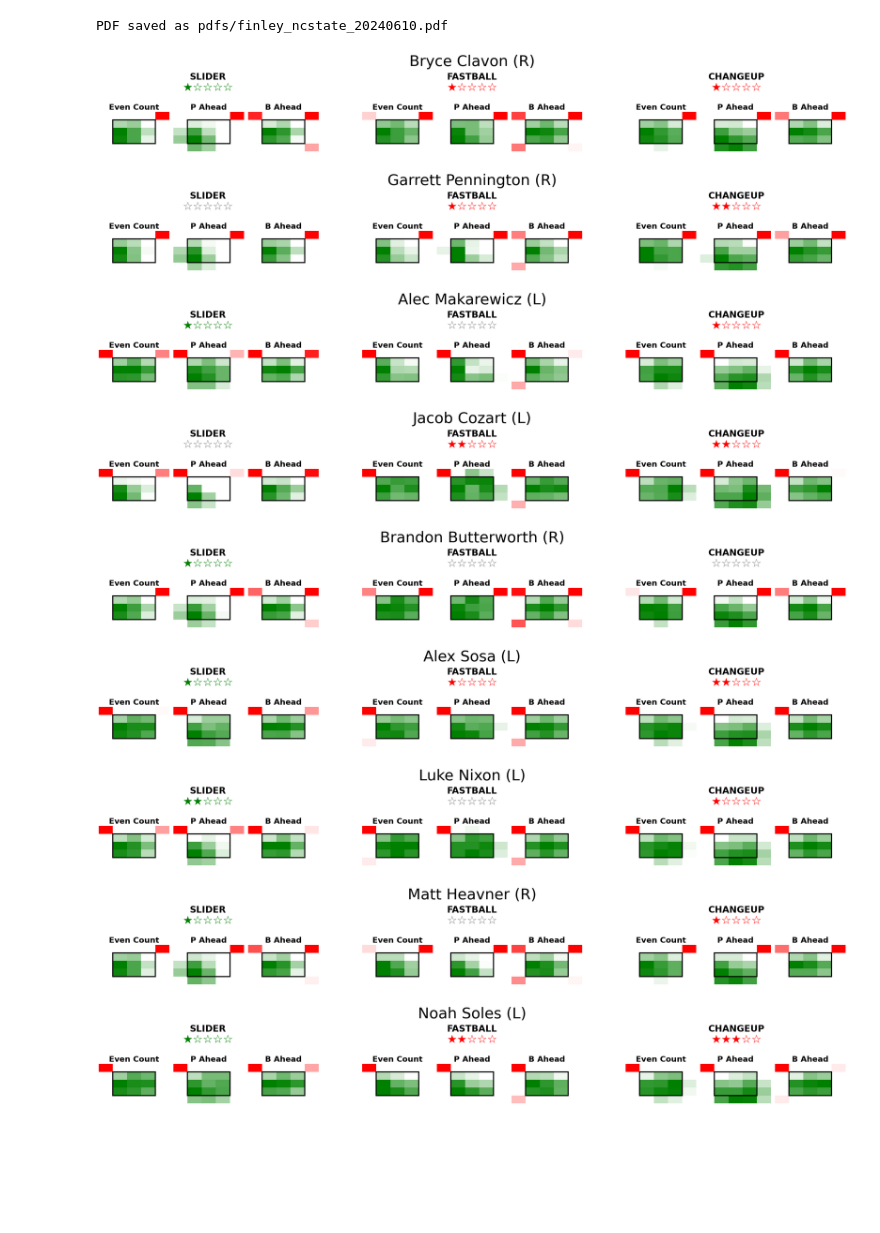
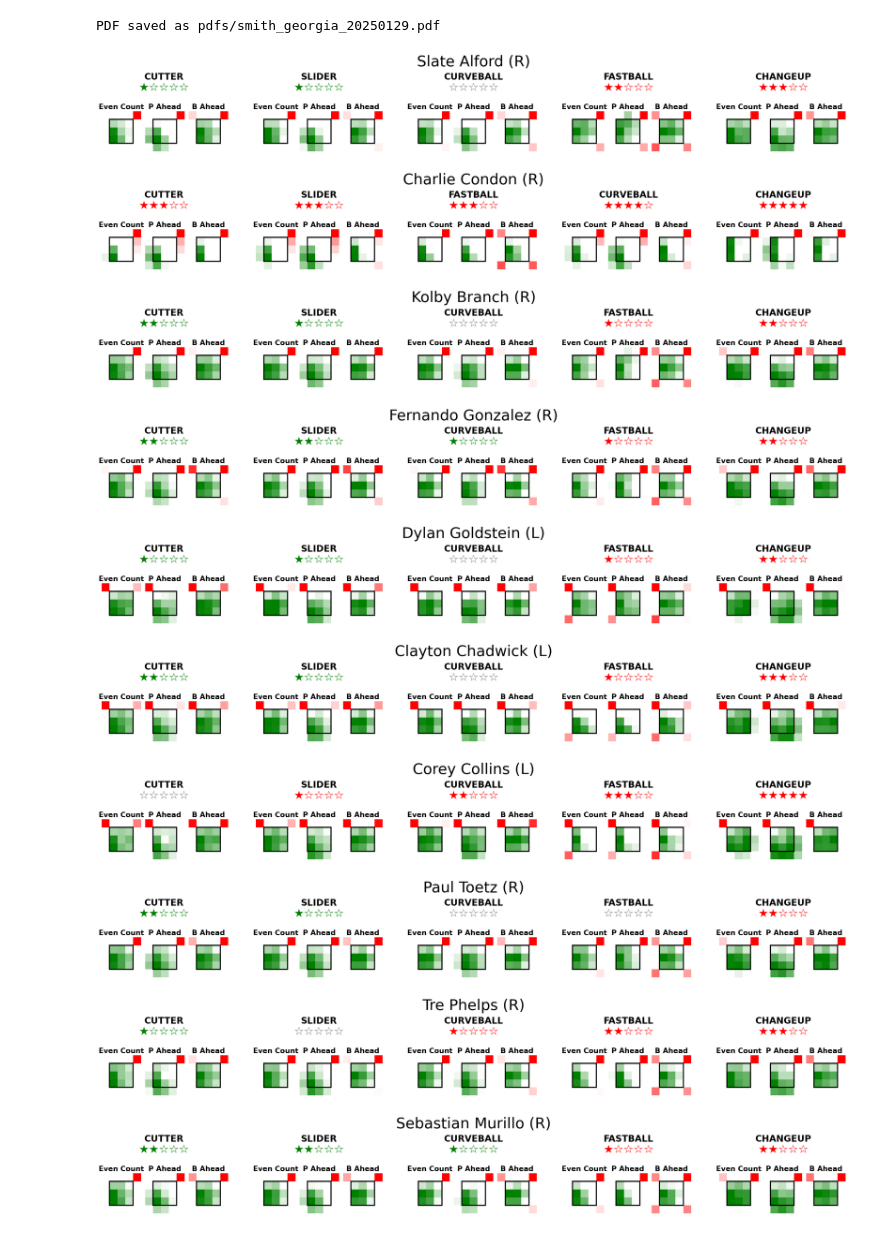
Before and after one commit to Georgia-Baseball/georgia-baseball, a Jupyter notebook: generate_pdf.ipynb, the cells around one changed output. Cells and saved outputs as stored; diff of their text form; code cells hidden in the pictures; blank space fills up the shorter version.

```diff
--- a/generate_pdf.ipynb
+++ b/generate_pdf.ipynb
@@ -465,52 +465,53 @@ def generate_pdf(pitcher_id, batters, opponent, date):
 
         os.remove(f"{name}.png")
 
     pitcher_last_name = pitcher_name.split(" ")[1].lower()
     opponent_name = opponent.replace(" ", "").lower()
     date_formatted = datetime.strptime(date, "%B %d, %Y").strftime("%Y%m%d")
 
     os.makedirs('pdfs', exist_ok=True)
     file_path = f"pdfs/{pitcher_last_name}_{opponent_name}_{date_formatted}.pdf"
     pdf.output(file_path)
     print(f"PDF saved as {file_path}")
 
 ### DO NOT TOUCH THE CODE ABOVE
 
 ### PUT PITCHER ID HERE
-pitcher_id = [803287, 1000110595]
+pitcher_id = [701368, 1000187635]
 
 ### PUT BATTER IDS HERE
 batters = [
-            [1000255777], ### BATTER 1
-            [693243, 1000115714], ### BATTER 2
-            [701062, 1000073031], ### BATTER 3
-            [695524, 1000036981], ### BATTER 4
-            [1000123201, 1000123431], ### BATTER 5
-            [806227, 1000102940], ### BATTER 6
-            [823352, 1000254928], ### BATTER 7
-            [703484, 10034360], ### BATTER 8
-            [1000051335, 1000079995] ### BATTER 9
+            [695477, 1000052101], ### BATTER 1
+            [809707, 1000133690], ### BATTER 2
+            [702705, 1000107443], ### BATTER 3
+            [692232, 1000064202], ### BATTER 4
+            [687408, 1000013128], ### BATTER 5
+            [699821, 1000079889], ### BATTER 6
+            [690970], ### BATTER 7
+            [802119, 1000073064], ### BATTER 8
+            [804569, 1000133791] ### BATTER 9
 ]
 
 ### PUT THE OPPONENT HERE
-opponent = "NC State"
+opponent = "Georgia"
 
 ### PUT THE DATE HERE
-date = "June 10, 2024"
+date = "January 29, 2025"
 
 ## LEAVE THIS CODE AS IS
 generate_pdf(pitcher_id=pitcher_id,
             batters=batters,
             opponent=opponent,
             date=date)
 # %% [output]
-PDF saved as pdfs/finley_ncstate_20240610.pdf
+PDF saved as pdfs/smith_georgia_20250129.pdf
-[figure, old version]
+[figure, new version]
-[figure, old version]
+[figure, new version]
-[figure, old version]
+[figure, new version]
-[figure, old version]
+[figure, new version]
-[figure, old version]
+[figure, new version]
-[figure, old version]
+[figure, new version]
-[figure, old version]
+[figure, new version]
-[figure, old version]
+[figure, new version]
-[figure, old version]
+[figure, new version]
+[figure, added]
```
Also changed, not shown: 2 other files.
